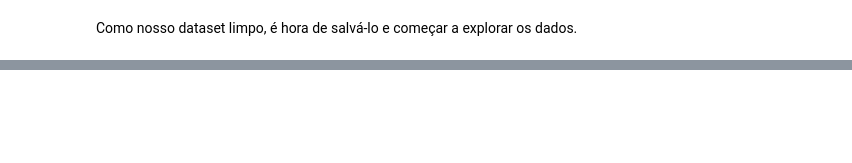
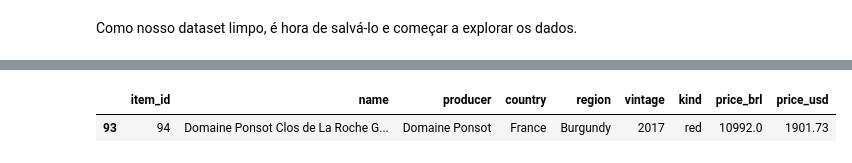
Before and after one commit to JhonnyLimachi/Sigmoidal, a Jupyter notebook: 41_4_[PROJETO]_Previsão_de_Demanda_(Time_Series_Forecasting).ipynb, the cells around one changed output, grey strips where cells are left out. Cells and saved outputs as stored; diff of their text form; code cells hidden in the pictures; blank space fills up the shorter version.

```diff
--- a/41_4_[PROJETO]_Previsão_de_Demanda_(Time_Series_Forecasting).ipynb
+++ b/41_4_[PROJETO]_Previsão_de_Demanda_(Time_Series_Forecasting).ipynb
@@ -279,0 +348,6 @@ Como nosso dataset limpo, é hora de salvá-lo e começar a explorar os dados.
+# %%
+# vinho mais caro da carta
+df[df.price_usd == 1901.73]
+# %% [output]
+|  | item_id | name | producer | country | region | vintage | kind | price_brl | price_usd |
+| 93 | 94 | Domaine Ponsot Clos de La Roche G... | Domaine Ponsot | France | Burgundy | 2017 | red | 10992.0 | 1901.73 |
```
Also changed, not shown: parts of 6 cells of this notebook.
